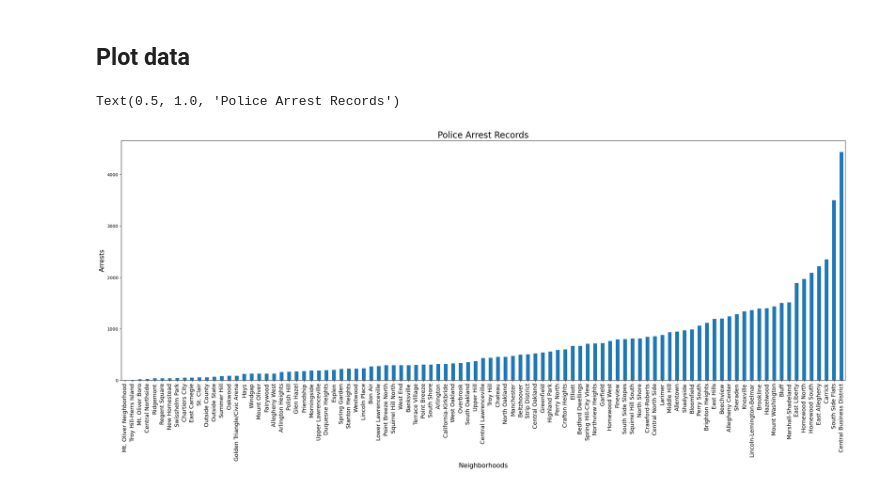
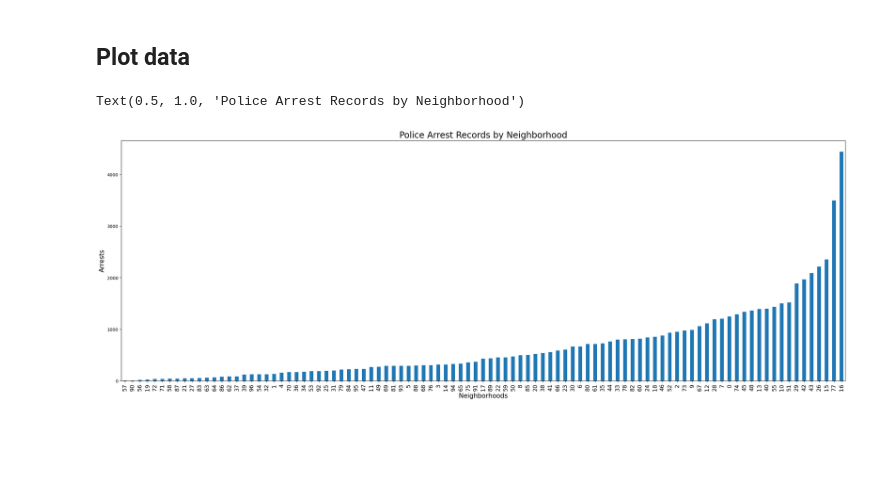
Before and after one commit to stanleytengg/CMPINF0010-Final-Project, a Jupyter notebook: Arrests.ipynb, the cells around one changed output. Cells and saved outputs as stored; diff of their text form; code cells hidden in the pictures; blank space fills up the shorter version.

Commit message:
Modify column: Neighborhood

```diff
--- a/Arrests.ipynb
+++ b/Arrests.ipynb
@@ -23,9 +23,11 @@ arrests.head()
 # %% [markdown]
 Exclude data labeled as "Outside City" as it is not relevant to Pittsburgh-specific analysis, regroup the data by arrest counts, and sort them in ascending order. This shows which neighborhood has the least amount of arrests.
 # %%
-arrests = arrests[arrests['INCIDENTNEIGHBORHOOD'] != 'Outside City']
-arrests = arrests.groupby('INCIDENTNEIGHBORHOOD').size().reset_index(name='ARRESTS')
-arrests = arrests.set_index('INCIDENTNEIGHBORHOOD')
-arrests = arrests.sort_values('ARRESTS')
+arrests = arrests.rename(columns={
+    'INCIDENTNEIGHBORHOOD': 'Neighborhood'
+})
+arrests = arrests[arrests['Neighborhood'] != 'Outside City']
+arrests = arrests.groupby('Neighborhood').size().reset_index(name='Arrests')
+arrests = arrests.sort_values(by='Arrests', ascending=True)
 arrests
 # %% [output]
@@ -48,11 +49,11 @@ As shown in the table above, Mt. Oliver Neighborhood has the fewest arrests, sug
 # %% [markdown]
 ## Plot data
 # %%
-arrests['ARRESTS'].plot.bar(figsize=(30, 10), width=0.5)
+arrests['Arrests'].plot.bar(figsize=(30, 10), width=0.5)
 plt.xlabel('Neighborhoods', fontsize=15)
 plt.xticks(fontsize=13)
 plt.ylabel('Arrests', fontsize=15)
 plt.title('Police Arrest Records by Neighborhood', fontsize=20)
 # %% [output]
-Text(0.5, 1.0, 'Police Arrest Records')
+Text(0.5, 1.0, 'Police Arrest Records by Neighborhood')
-[figure, old version]
+[figure, new version]
```
Also changed, not shown: parts of 1 cell of this notebook.
